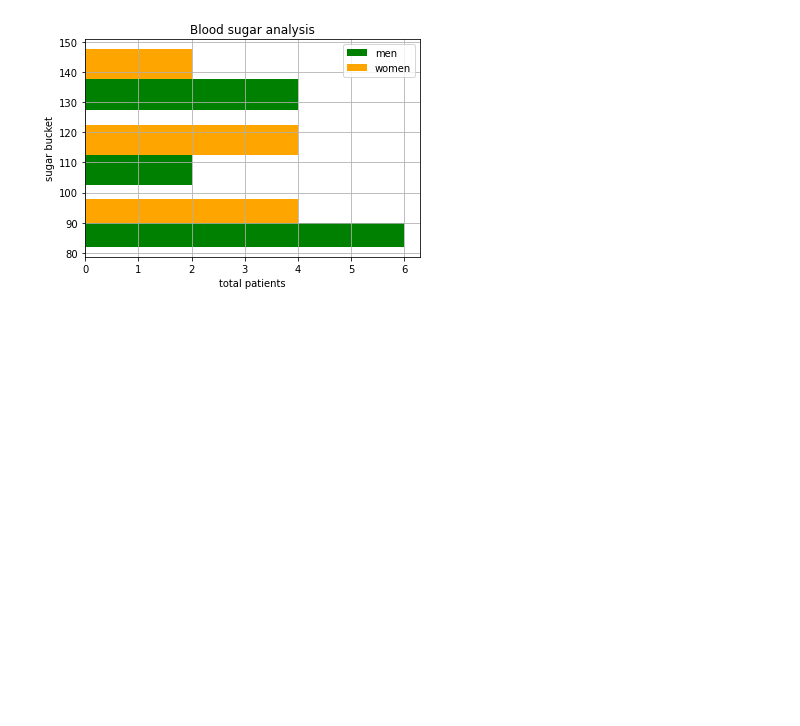
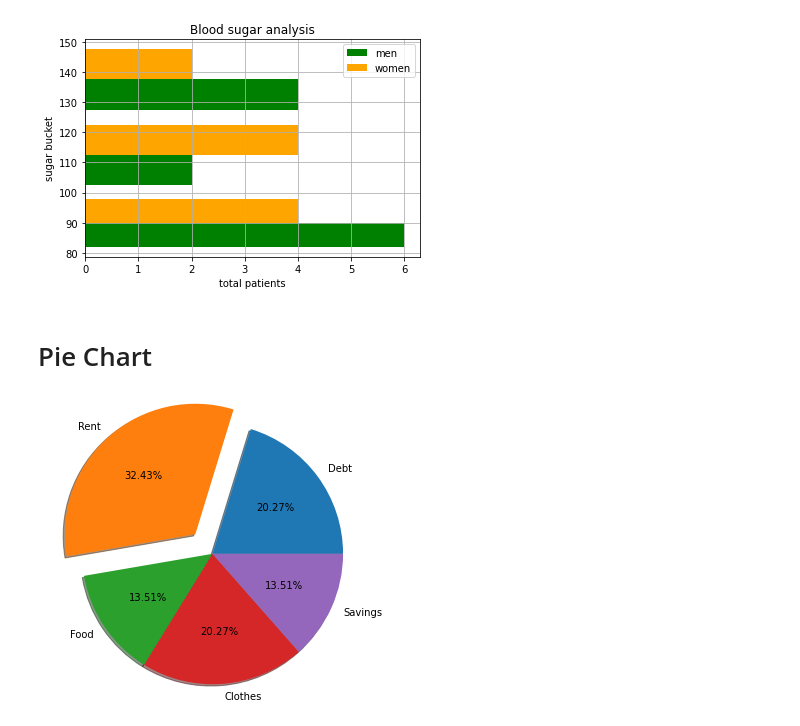
Before and after one commit to divyampandey/matplotlib, a Jupyter notebook: Matplotlib-Basics.ipynb, the cells around one changed output. Drawn from its saved outputs; the diff is of its cells as text; code cells hidden in the pictures; blank space fills up the shorter version.

```diff
--- a/Matplotlib-Basics.ipynb
+++ b/Matplotlib-Basics.ipynb
@@ -139,3 +139,14 @@ plt.legend()
 plt.grid()
 # %% [output]
 [figure]
+# %% [markdown]
+# Pie Chart
+# %%
+exp = [15000, 24000, 10000, 15000, 10000]
+label = ['Debt','Rent','Food','Clothes','Savings']
+# %%
+plt.axis('equal')
+plt.pie(exp,labels=label,radius=1.5,autopct='%0.2f%%',shadow=True,explode=[0,0.3,0,0,0])
+plt.show()
+# %% [output]
+[figure, added]
```
